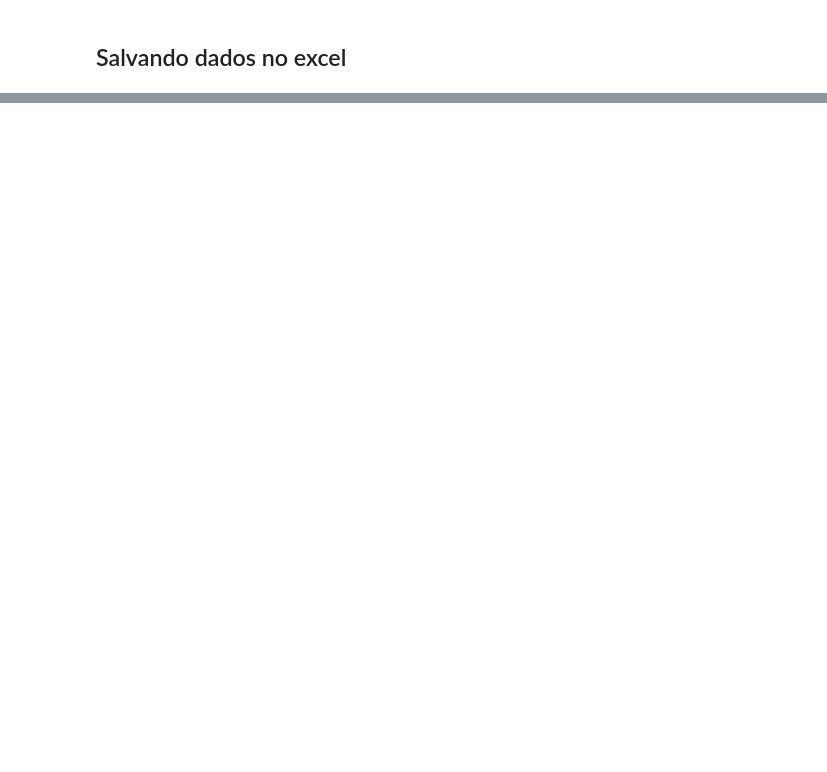
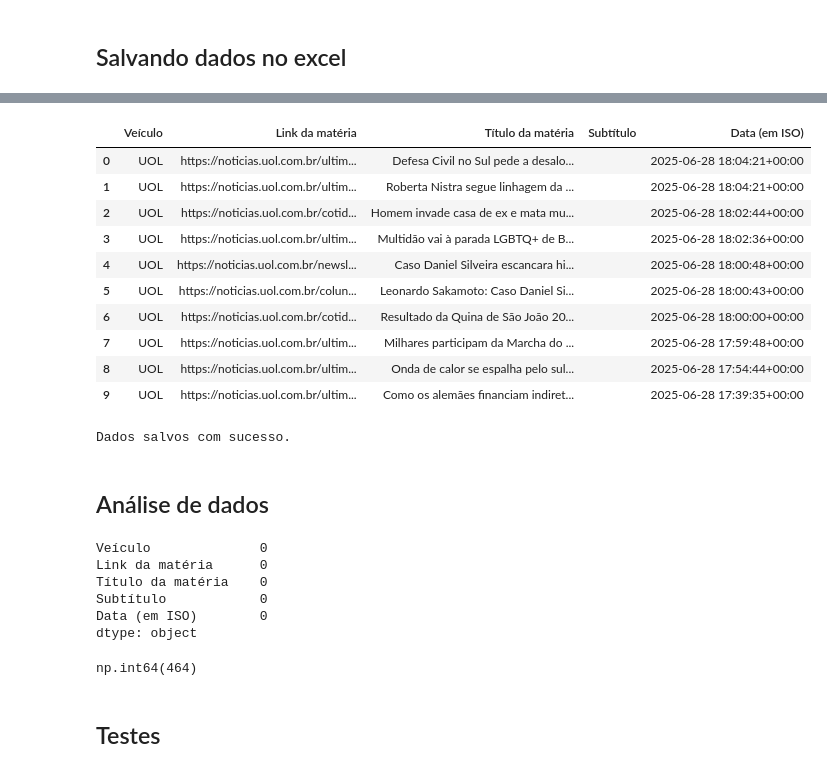
Before and after one commit to IlIIIIIIIIIlI/Projeto-Palver-Lucas-Rezende, a Jupyter notebook: Projeto Palver.ipynb, the cells around one changed output, grey strips where cells are left out. Cells and saved outputs as stored; diff of their text form; code cells hidden in the pictures; blank space fills up the shorter version.

```diff
--- a/Projeto Palver.ipynb
+++ b/Projeto Palver.ipynb
@@ -63,3 +125,11 @@ def request_url(url, print_status=True):
+# %%
+def collect_recent_news(data: dict, n=10):
+    df = pd.DataFrame(data)
+    df['Data (em ISO)'] = pd.to_datetime(df['Data (em ISO)'])
+
+    df.sort_values('Data (em ISO)', ascending=False)
+
+    return df[0:n]
 # %% [markdown]
 ## Fazendo uma requisição
 # %% [markdown]
@@ -213,0 +324,39 @@ df.to_csv('result.csv', index=False, encoding='utf-8-sig')
+# %%
+df = collect_recent_news(data)
+# df
+# %% [output]
+|  | Veículo | Link da matéria | Título da matéria | Subtítulo | Data (em ISO) |
+| 0 | UOL | https://noticias.uol.com.br/ultim... | Defesa Civil no Sul pede a desalo... |  | 2025-06-28 18:04:21+00:00 |
+| 1 | UOL | https://noticias.uol.com.br/ultim... | Roberta Nistra segue linhagem da ... |  | 2025-06-28 18:04:21+00:00 |
+| 2 | UOL | https://noticias.uol.com.br/cotid... | Homem invade casa de ex e mata mu... |  | 2025-06-28 18:02:44+00:00 |
+| 3 | UOL | https://noticias.uol.com.br/ultim... | Multidão vai à parada LGBTQ+ de B... |  | 2025-06-28 18:02:36+00:00 |
+| 4 | UOL | https://noticias.uol.com.br/newsl... | Caso Daniel Silveira escancara hi... |  | 2025-06-28 18:00:48+00:00 |
+| 5 | UOL | https://noticias.uol.com.br/colun... | Leonardo Sakamoto: Caso Daniel Si... |  | 2025-06-28 18:00:43+00:00 |
+| 6 | UOL | https://noticias.uol.com.br/cotid... | Resultado da Quina de São João 20... |  | 2025-06-28 18:00:00+00:00 |
+| 7 | UOL | https://noticias.uol.com.br/ultim... | Milhares participam da Marcha do ... |  | 2025-06-28 17:59:48+00:00 |
+| 8 | UOL | https://noticias.uol.com.br/ultim... | Onda de calor se espalha pelo sul... |  | 2025-06-28 17:54:44+00:00 |
+| 9 | UOL | https://noticias.uol.com.br/ultim... | Como os alemães financiam indiret... |  | 2025-06-28 17:39:35+00:00 |
+# %%
+save_df(df)
+# %% [output]
+Dados salvos com sucesso.
+# %% [markdown]
+## Análise de dados
+# %%
+df = pd.DataFrame(data)
+df.head()
+
+df[df['Data (em ISO)'] ==""].sum()
+# %% [output]
+Veículo              0
+Link da matéria      0
+Título da matéria    0
+Subtítulo            0
+Data (em ISO)        0
+dtype: object
+# %%
+(df['Subtítulo'] =="").sum()
+# %% [output]
+np.int64(464)
+# %% [markdown]
+## Testes
```
Also changed, not shown: parts of 18 cells of this notebook, 2 other files.
